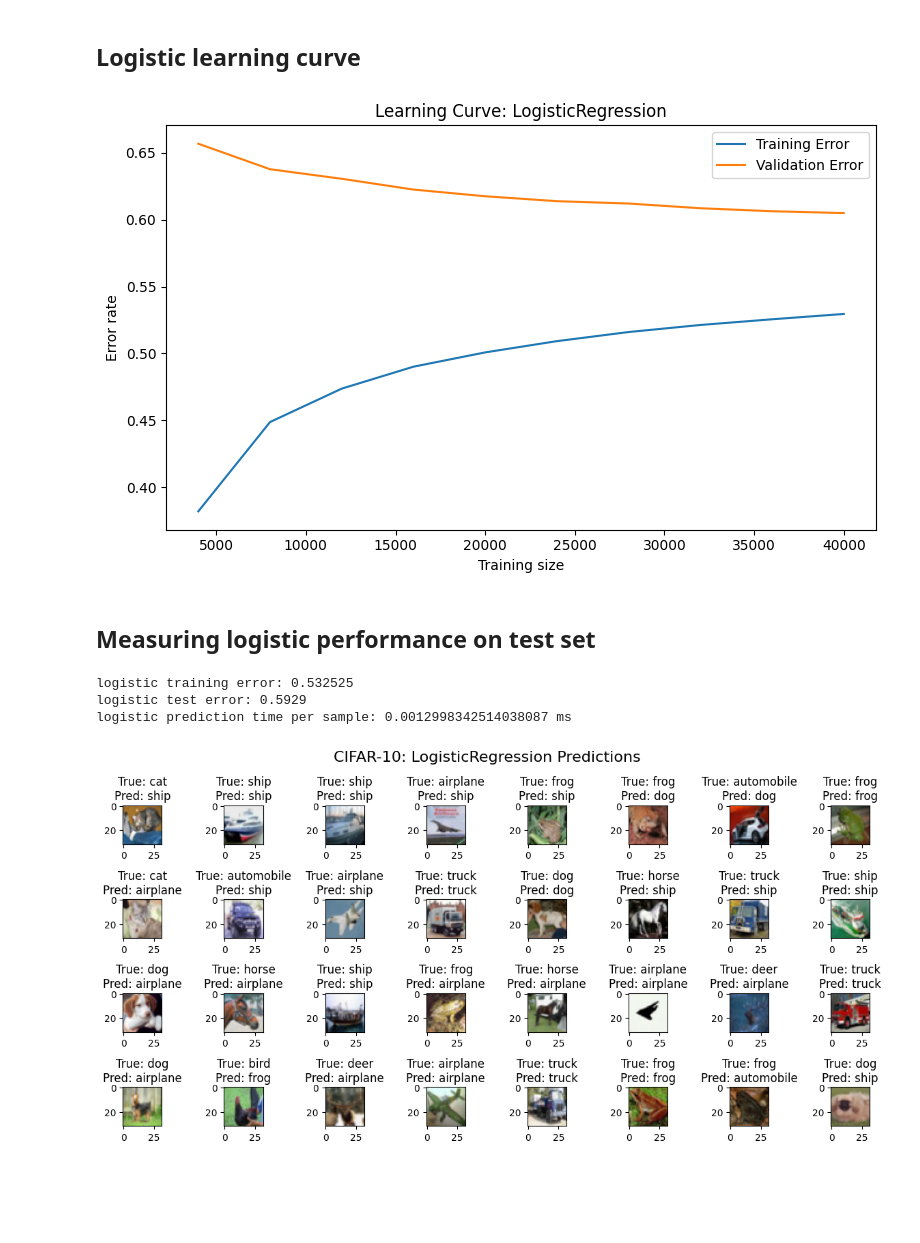
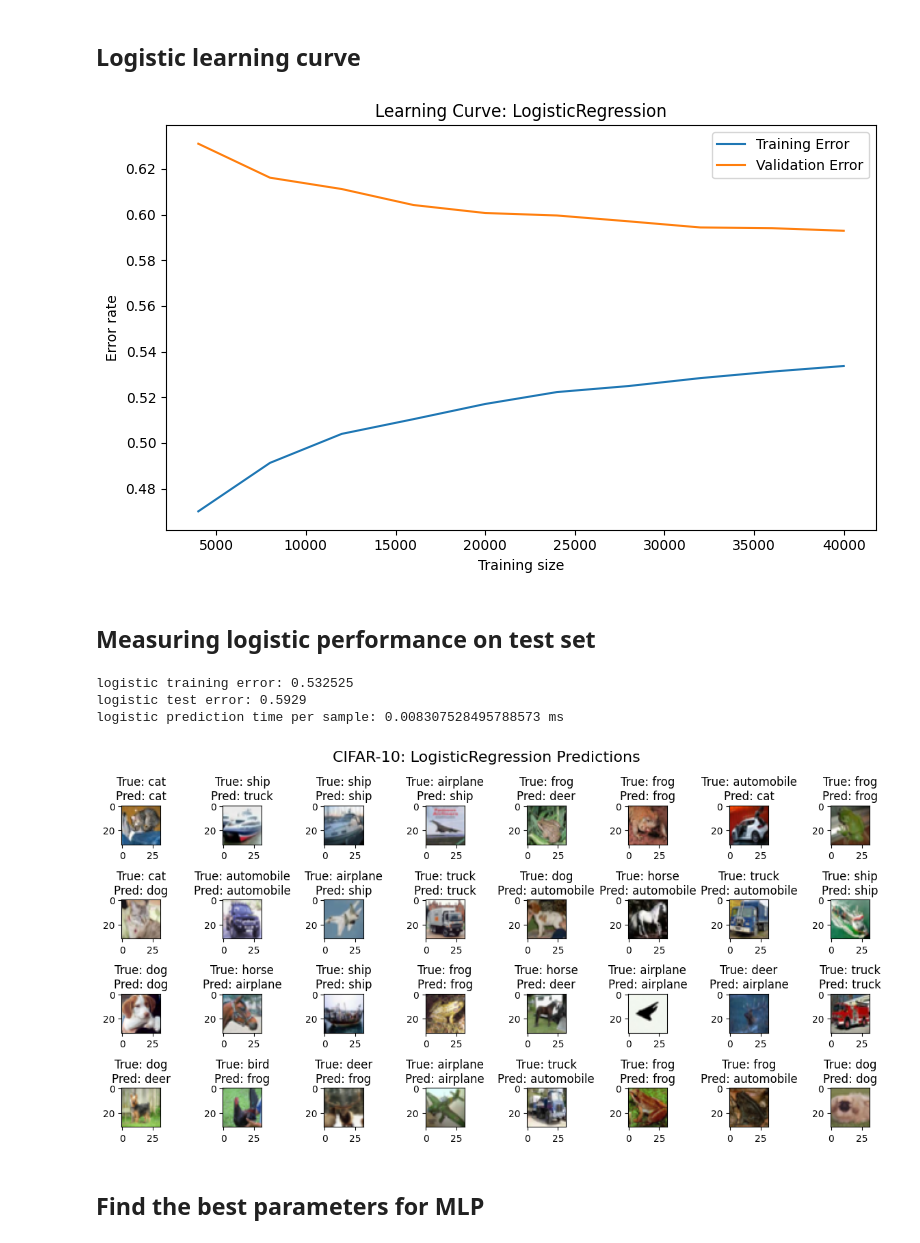
Before and after one commit to mingyushi359/CS178-CIFAR-10-Classification, a Jupyter notebook: 178_project.ipynb, the cells around one changed output. Saved outputs shown, nothing was run; the diff lists cells and outputs as text; code cells hidden in the pictures; blank space fills up the shorter version.

```diff
--- a/178_project.ipynb
+++ b/178_project.ipynb
@@ -70,7 +90,7 @@ def visualize_sample_prediction(clf):  # display some sample images and their pr
     for i, ax in enumerate(axes.ravel()):
         image = X_test_original[i].reshape(3,32,32).transpose(1,2,0)
 
-        predicted = clf.predict([X_test_original[i]])[0]
+        predicted = clf.predict([X_test[i]])[0]
 
         ax.imshow(image)
         ax.set_title(f"True: {class_labels[y_test[i]]}\nPred: {class_labels[predicted]}")
@@ -80,7 +100,7 @@ def visualize_sample_prediction(clf):  # display some sample images and their pr
     plt.show()
 # %%
 def plot_learning_curve(clf):  # sklearn's learning_curve funtion uses n fold cross validation instead scoring against dedicated validation set
-    train_sizes, train_scores, val_scores = learning_curve(clf, X_train_full, y_train_full, train_sizes=np.linspace(0.1, 1.0, 10), shuffle=True, random_state=seed, cv=5, scoring='accuracy', n_jobs=1)
+    train_sizes, train_scores, val_scores = learning_curve(clf, X_train_full, y_train_full, train_sizes=np.linspace(0.1, 1.0, 10), shuffle=True, random_state=seed, cv=5, scoring='accuracy', n_jobs=12)
     train_means = np.mean(train_scores, axis=1)
     val_means = np.mean(val_scores, axis=1)
 
@@ -165,8 +183,7 @@ Best parameter: {'n_neighbors': 5, 'weights': 'distance'}
 # %% [markdown]
 ## KNN learning curve
 # %%
-# took 22 mins to run locally
 knn_best = KNeighborsClassifier(**knn_best_parameter)
-knn_best.fit(X_train, y_train)
+# knn_best.fit(X_train, y_train)
 plot_learning_curve(knn_best)
 # %% [output]
@@ -197,7 +213,6 @@ knn prediction time per sample (trained on 50,000 data): 0.20759983062744142 ms
 # %% [markdown]
 ## Find the best parameters for logistic
 # %%
-# took 165 mins single thread/29mins multithreads
 def logistic_find_best_hyperparameter():
     regularizations = [0.01, 0.1, 1, 10, 50, 100]
     penalties = ["l1", "l2"]
@@ -219,7 +234,8 @@ def logistic_find_best_hyperparameter():
     }
     for c in regularizations:
         for p in penalties:
-            logistic_clf = LogisticRegression(random_state=seed, penalty=p, C=c, solver='saga', n_jobs=-1, multi_class="ovr").fit(X_train, y_train)
+            logistic_clf = LogisticRegression(random_state=seed, penalty=p, C=c, solver='saga', n_jobs=-1, multi_class="ovr")
+            logistic_clf.fit(X_train, y_train)
 
             train_error = 1 - logistic_clf.score(X_train, y_train)
             val_error = 1 - logistic_clf.score(X_val, y_val)
@@ -268,29 +284,31 @@ Best parameter: {'C': 0.1, 'penalty': 'l1', 'solver': 'saga', 'random_state': 12
 # %% [markdown]
 ## Logistic learning curve
 # %%
-# took 84 mins to run using multithreading parameters (sage+ovr)
 logistic_best = LogisticRegression(**logistic_best_parameter)
-logistic_best.fit(X_train, y_train)
+# logistic_best.fit(X_train, y_train)
 plot_learning_curve(logistic_best)
 # %% [output]
-[figure, old version]
+[figure, new version]
 # %% [markdown]
 ## Measuring logistic performance on test set
 # %%
+logistic_best.fit(X_train, y_train)
 logistic_train_error = 1 - logistic_best.score(X_train, y_train)
 
 start_time = time.time()
 logistic_test_error = 1 - logistic_best.score(X_test, y_test)
 end_time = time.time()
 elapsed_time = end_time - start_time
-time_per_sample = elapsed_time / len(X_train)
+time_per_sample = elapsed_time / len(X_test)
 
 print(f"logistic training error: {logistic_train_error}")
 print(f"logistic test error: {logistic_test_error}")
 print(f"logistic prediction time per sample: {time_per_sample * 1000} ms")
 visualize_sample_prediction(logistic_best)
 # %% [output]
 logistic training error: 0.532525
 logistic test error: 0.5929
-logistic prediction time per sample: 0.0012998342514038087 ms
+logistic prediction time per sample: 0.008307528495788573 ms
-[figure, old version]
+[figure, new version]
+# %% [markdown]
+## Find the best parameters for MLP
```
Also changed, not shown: parts of 18 cells of this notebook.
